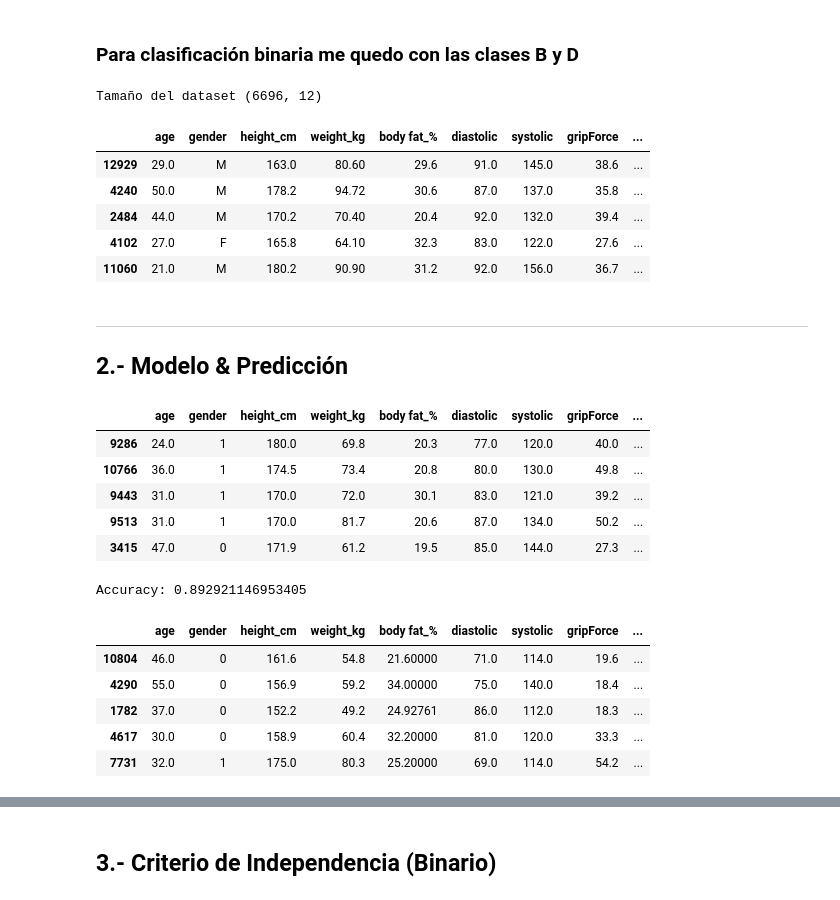
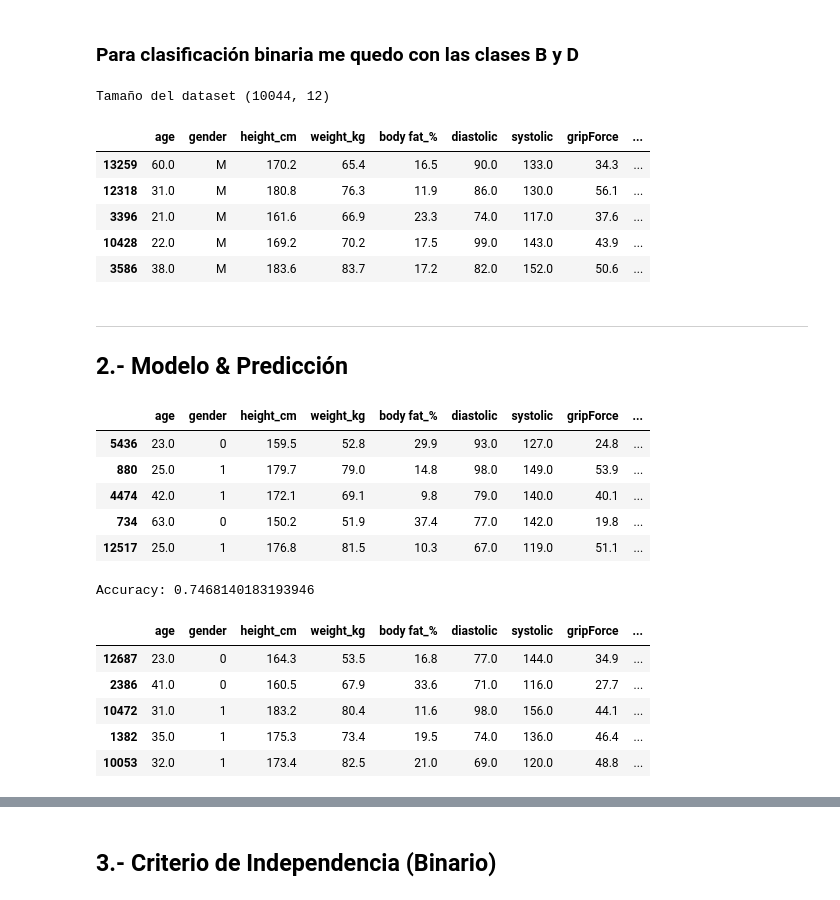
Before and after one commit to Telefonica/XAIoGraphs, a Jupyter notebook: notebooks/Ricardo/pruebas_fairness.ipynb, the cells around one changed output, grey strips where cells are left out. Saved outputs shown, nothing was run; the diff lists cells and outputs as text; code cells hidden in the pictures.

```diff
--- a/notebooks/Ricardo/pruebas_fairness.ipynb
+++ b/notebooks/Ricardo/pruebas_fairness.ipynb
@@ -344,17 +446,17 @@ is deprecated and will be removed in a future version
 # %% [markdown]
 ### Para clasificación binaria me quedo con las clases B y D
 # %%
-df = df[df['class'].isin(['B', 'D'])].rename({'class': 'y_real'}, axis=1)
+df = df[df['class'].isin(['B', 'D', 'A'])].rename({'class': 'y_true'}, axis=1)
 print('Tamaño del dataset {}'.format(df.shape))
 df.sample(5)
 # %% [output]
-Tamaño del dataset (6696, 12)
+Tamaño del dataset (10044, 12)
 |  | age | gender | height_cm | weight_kg | body fat_% | diastolic | systolic | gripForce | ... |
-| 12929 | 29.0 | M | 163.0 | 80.60 | 29.6 | 91.0 | 145.0 | 38.6 | ... |
-| 4240 | 50.0 | M | 178.2 | 94.72 | 30.6 | 87.0 | 137.0 | 35.8 | ... |
-| 2484 | 44.0 | M | 170.2 | 70.40 | 20.4 | 92.0 | 132.0 | 39.4 | ... |
-| 4102 | 27.0 | F | 165.8 | 64.10 | 32.3 | 83.0 | 122.0 | 27.6 | ... |
-| 11060 | 21.0 | M | 180.2 | 90.90 | 31.2 | 92.0 | 156.0 | 36.7 | ... |
+| 13259 | 60.0 | M | 170.2 | 65.4 | 16.5 | 90.0 | 133.0 | 34.3 | ... |
+| 12318 | 31.0 | M | 180.8 | 76.3 | 11.9 | 86.0 | 130.0 | 56.1 | ... |
+| 3396 | 21.0 | M | 161.6 | 66.9 | 23.3 | 74.0 | 117.0 | 37.6 | ... |
+| 10428 | 22.0 | M | 169.2 | 70.2 | 17.5 | 99.0 | 143.0 | 43.9 | ... |
+| 3586 | 38.0 | M | 183.6 | 83.7 | 17.2 | 82.0 | 152.0 | 50.6 | ... |
 # %% [markdown]
 <hr>
 
@@ -362,19 +464,19 @@ Tamaño del dataset (6696, 12)
 # %%
 from sklearn.preprocessing import LabelEncoder
 
 # Codificamos las variables discretas
 lb_gen = LabelEncoder()
 lb_y = LabelEncoder()
 df['gender'] = lb_gen.fit_transform(df['gender'])
-df['y_real'] = lb_y.fit_transform(df['y_real'])
+df['y_true'] = lb_y.fit_transform(df['y_true'])
 df.sample(5)
 # %% [output]
 |  | age | gender | height_cm | weight_kg | body fat_% | diastolic | systolic | gripForce | ... |
-| 9286 | 24.0 | 1 | 180.0 | 69.8 | 20.3 | 77.0 | 120.0 | 40.0 | ... |
-| 10766 | 36.0 | 1 | 174.5 | 73.4 | 20.8 | 80.0 | 130.0 | 49.8 | ... |
-| 9443 | 31.0 | 1 | 170.0 | 72.0 | 30.1 | 83.0 | 121.0 | 39.2 | ... |
-| 9513 | 31.0 | 1 | 170.0 | 81.7 | 20.6 | 87.0 | 134.0 | 50.2 | ... |
-| 3415 | 47.0 | 0 | 171.9 | 61.2 | 19.5 | 85.0 | 144.0 | 27.3 | ... |
+| 5436 | 23.0 | 0 | 159.5 | 52.8 | 29.9 | 93.0 | 127.0 | 24.8 | ... |
+| 880 | 25.0 | 1 | 179.7 | 79.0 | 14.8 | 98.0 | 149.0 | 53.9 | ... |
+| 4474 | 42.0 | 1 | 172.1 | 69.1 | 9.8 | 79.0 | 140.0 | 40.1 | ... |
+| 734 | 63.0 | 0 | 150.2 | 51.9 | 37.4 | 77.0 | 142.0 | 19.8 | ... |
+| 12517 | 25.0 | 1 | 176.8 | 81.5 | 10.3 | 67.0 | 119.0 | 51.1 | ... |
 # %%
 from sklearn.linear_model import LogisticRegression
 
@@ -383,15 +485,15 @@ model = LogisticRegression()
 model.fit(df[df.columns[:-1]], df[df.columns[-1]])
 print('Accuracy: {}'.format(model.score(df[df.columns[:-1]], df[df.columns[-1]])))
 # %% [output]
-Accuracy: 0.892921146953405
+Accuracy: 0.7468140183193946
 # %%
 # Calculamos las predicciones
 df['y_predict'] = model.predict(df[df.columns[:-1]])
 df.sample(5)
 # %% [output]
 |  | age | gender | height_cm | weight_kg | body fat_% | diastolic | systolic | gripForce | ... |
-| 10804 | 46.0 | 0 | 161.6 | 54.8 | 21.60000 | 71.0 | 114.0 | 19.6 | ... |
-| 4290 | 55.0 | 0 | 156.9 | 59.2 | 34.00000 | 75.0 | 140.0 | 18.4 | ... |
-| 1782 | 37.0 | 0 | 152.2 | 49.2 | 24.92761 | 86.0 | 112.0 | 18.3 | ... |
-| 4617 | 30.0 | 0 | 158.9 | 60.4 | 32.20000 | 81.0 | 120.0 | 33.3 | ... |
-| 7731 | 32.0 | 1 | 175.0 | 80.3 | 25.20000 | 69.0 | 114.0 | 54.2 | ... |
+| 12687 | 23.0 | 0 | 164.3 | 53.5 | 16.8 | 77.0 | 144.0 | 34.9 | ... |
+| 2386 | 41.0 | 0 | 160.5 | 67.9 | 33.6 | 71.0 | 116.0 | 27.7 | ... |
+| 10472 | 31.0 | 1 | 183.2 | 80.4 | 11.6 | 98.0 | 156.0 | 44.1 | ... |
+| 1382 | 35.0 | 1 | 175.3 | 73.4 | 19.5 | 74.0 | 136.0 | 46.4 | ... |
+| 10053 | 32.0 | 1 | 173.4 | 82.5 | 21.0 | 69.0 | 120.0 | 48.8 | ... |
```
Also changed, not shown: parts of 8 cells of this notebook.
